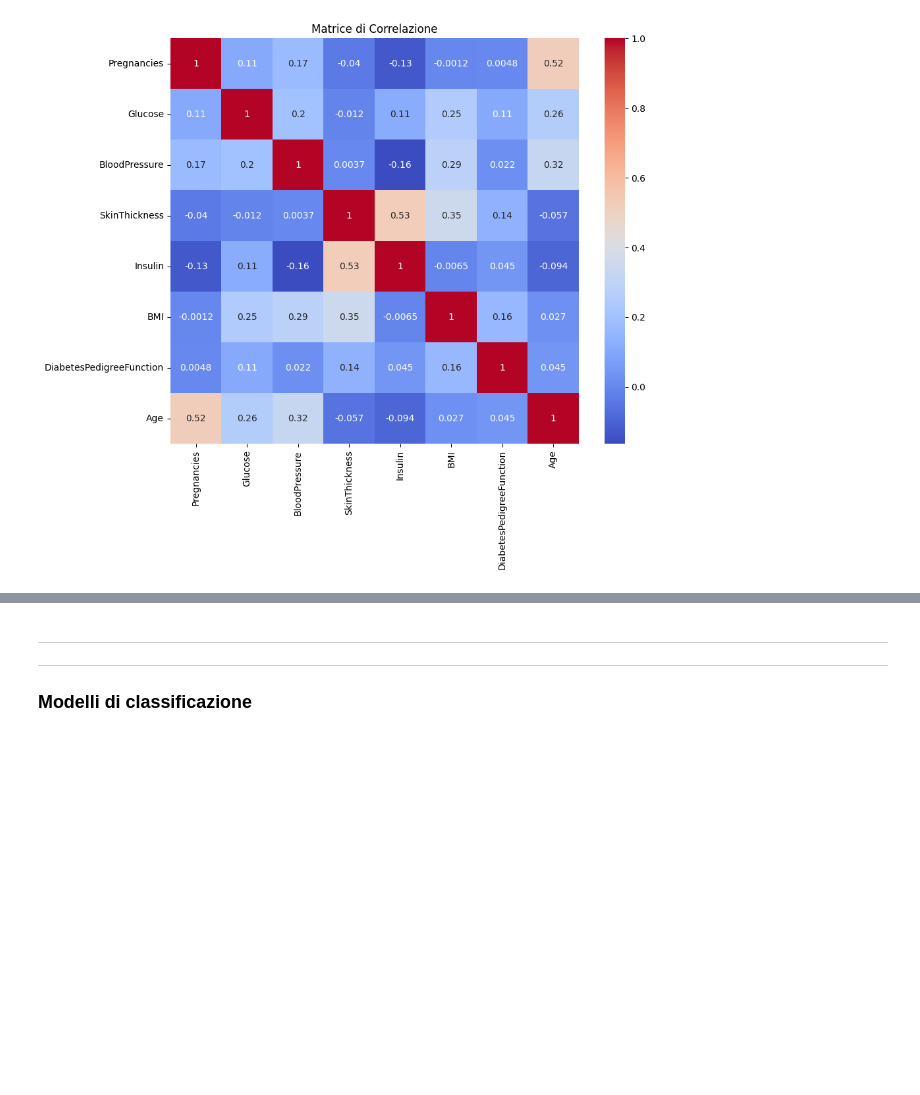
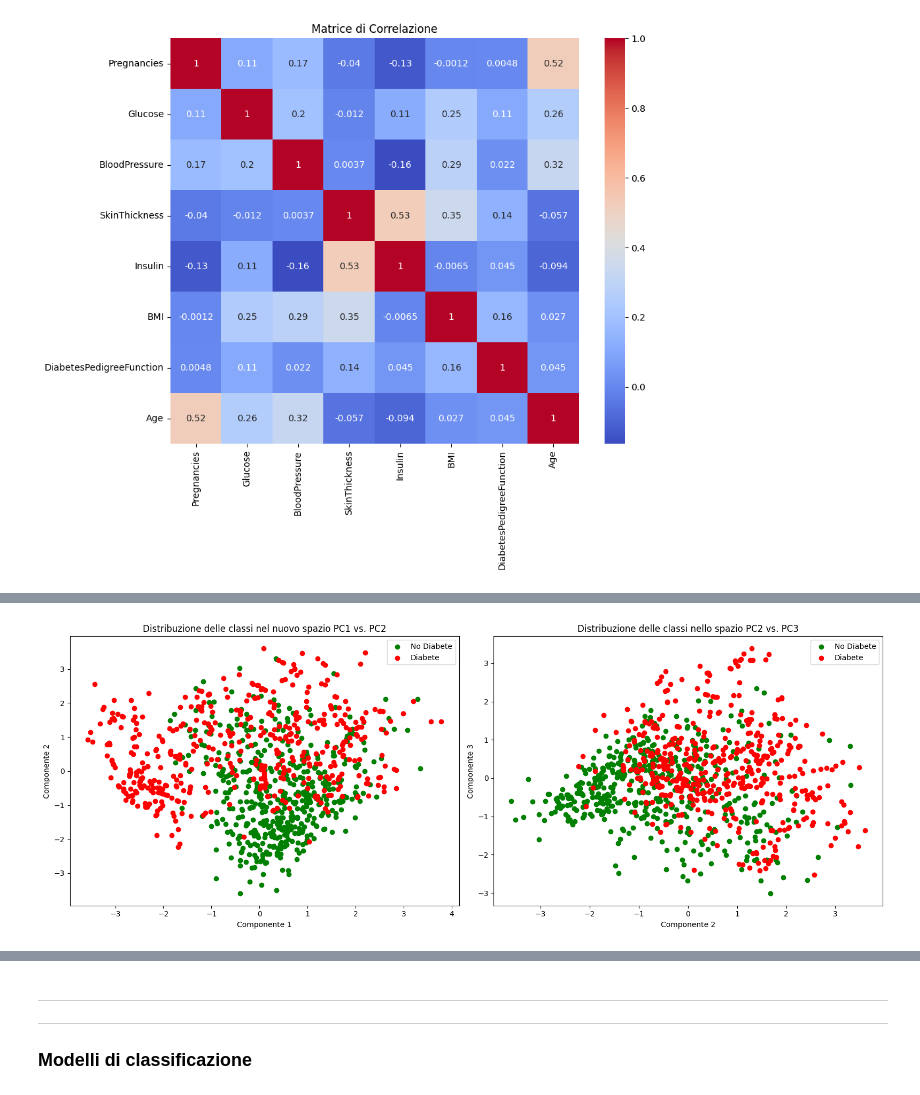
Before and after one commit to oleksandragolub/Progetto-Machine-Learning, a Jupyter notebook: progetto_machine_learning.ipynb, the cells around one changed output, grey strips where cells are left out. Saved outputs shown, nothing was run; the diff lists cells and outputs as text; code cells hidden in the pictures; blank space fills up the shorter version.

```diff
--- a/progetto_machine_learning.ipynb
+++ b/progetto_machine_learning.ipynb
@@ -1023,0 +1145,36 @@ Osservazioni generali:
+# %%
+# Creazione di una figura con due sottotrame orizzontali
+fig, axes = plt.subplots(1, 2, figsize=(16, 6))
+unique_labels = np.unique(y_resampled)  # Trova le classi uniche (0 e 1)
+
+# Scatter plot delle prime due componenti principali (PC1 e PC2)
+for label in unique_labels:
+    mask = (y_resampled == label).values  # Seleziona i punti della classe specifica
+    axes[0].scatter(X_pca[mask, 0], X_pca[mask, 1],
+                    color='green' if label == 0 else 'red',
+                    label='No Diabete' if label == 0 else 'Diabete')
+
+# Configurazione del primo grafico
+axes[0].set_xlabel('Componente 1')
+axes[0].set_ylabel('Componente 2')
+axes[0].set_title("Distribuzione delle classi nel nuovo spazio PC1 vs. PC2")
+axes[0].legend()
+
+# Scatter plot delle componenti PC2 e PC3
+for label in unique_labels:
+    mask = (y_resampled == label).values  # Seleziona i punti della classe specifica
+    axes[1].scatter(X_pca[mask, 1], X_pca[mask, 2],
+                    color='green' if label == 0 else 'red',
+                    label='No Diabete' if label == 0 else 'Diabete')
+
+# Configurazione del secondo grafico
+axes[1].set_xlabel('Componente 2')
+axes[1].set_ylabel('Componente 3')
+axes[1].set_title("Distribuzione delle classi nello spazio PC2 vs. PC3")
+axes[1].legend()
+
+# Mostra la figura con entrambe le sottotrame
+plt.tight_layout()
+plt.show()
+# %% [output]
+[figure, added]
```
Also changed, not shown: parts of 36 cells of this notebook.
